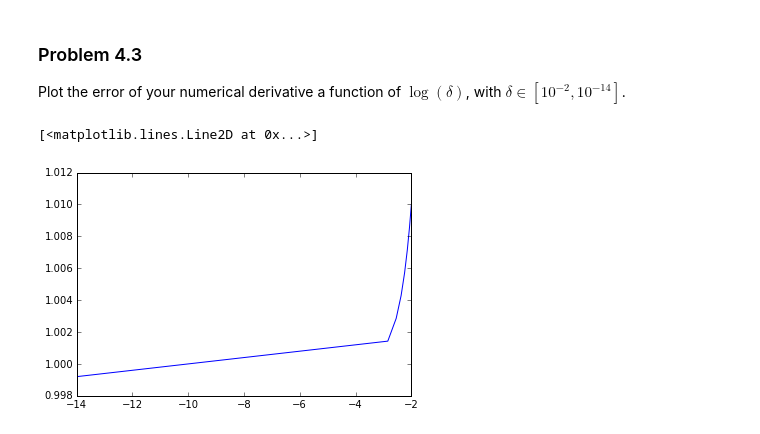
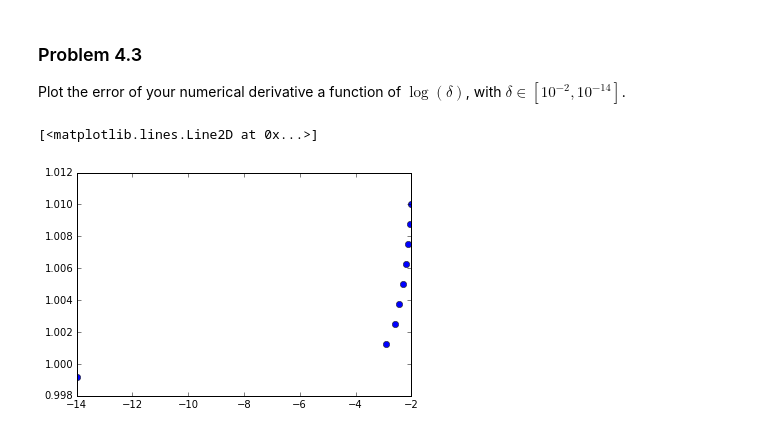
Before and after one commit to pcchen/NTHU10320PHYS290000, a Jupyter notebook: student/100022210/Homework3.ipynb, the cells around one changed output. Cells and saved outputs as stored; diff of their text form; code cells hidden in the pictures.

```diff
--- a/student/100022210/Homework3.ipynb
+++ b/student/100022210/Homework3.ipynb
@@ -69,0 +68,16 @@ Reference: https://en.wikipedia.org/wiki/Mandelbrot_set
+# %%
+# Problem 2
+newx=[]
+newy=[]
+def mandelbrot(z ,x,y, n=100):
+    if abs(z) > 2:
+        return 0
+    else:
+        if n > 0:
+            return mandelbrot(z**2 + x+1j*y,x,y, n - 1)
+        else:
+            newx.append(x)
+            newy.append(y)
+x=linspace(-2,2)
+y=linspace(-2,2)
+mandelbrot(0,x,y)
@@ -186,10 +204,10 @@ print diff(1,10**-14)
 Plot the error of your numerical derivative a function of $\log(\delta)$, with $\delta \in [10^{-2}, 10^{-14}]$.
 # %%
 # Problem 4.3
-t=linspace(10**-14,10**-2,10-2)
-x=log10(t)
+t=linspace(10**-14,10**-2,10-1)
+x=np.log10(t)
 y=diff(1,t)
-plot(x,y)
+plot(x,y,'o')
 # %% [output]
 [<matplotlib.lines.Line2D at 0x...>]
-[figure, old version]
+[figure, new version]
```
Also changed, not shown: parts of 3 cells of this notebook.
